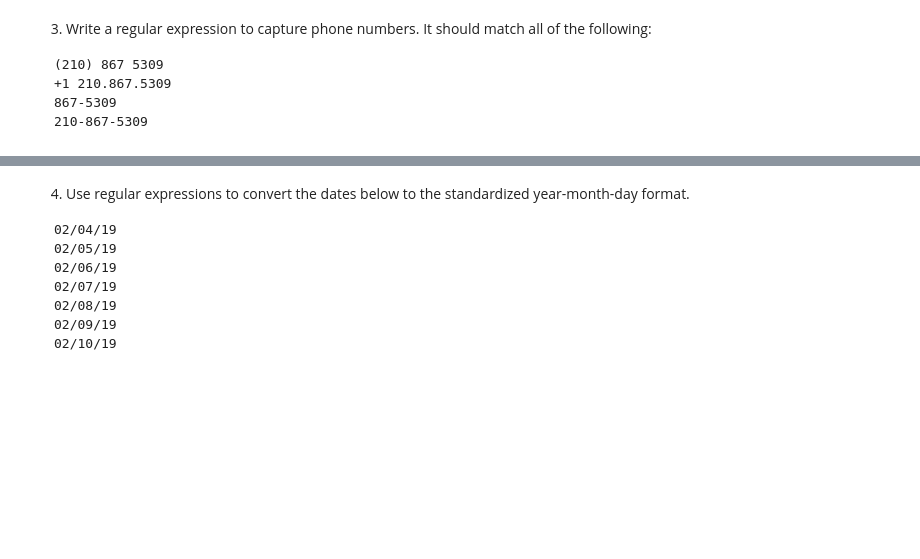
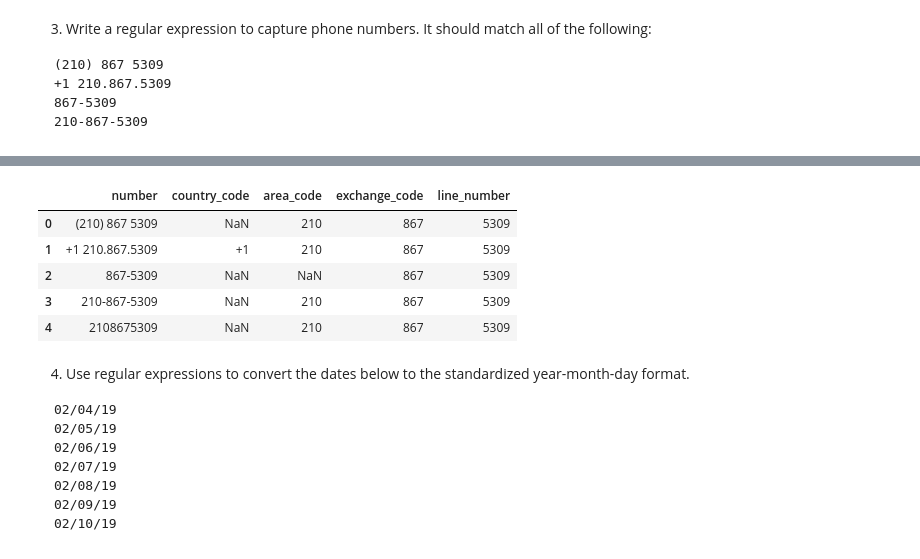
Before and after one commit to Jared-Godar/natural-language-processing-exercises, a Jupyter notebook: regex_exercises.ipynb, the cells around one changed output, grey strips where cells are left out. Drawn from its saved outputs; the diff is of its cells as text; code cells hidden in the pictures; blank space fills up the shorter version.

```diff
--- a/regex_exercises.ipynb
+++ b/regex_exercises.ipynb
@@ -38,0 +138,9 @@ False
+# %%
+df = pd.DataFrame()
+df['number'] = [
+    '(210) 867 5309',
+    '+1 210.867.5309',
+    '867-5309',
+    '210-867-5309',
+    '2108675309',
+]
@@ -39,3 +158,13 @@ False
+# %%
+df = pd.concat([df, df.number.str.extract(phone_regex)], axis=1)
+df
+# %% [output]
+|  | number | country_code | area_code | exchange_code | line_number |
+| 0 | (210) 867 5309 | NaN | 210 | 867 | 5309 |
+| 1 | +1 210.867.5309 | +1 | 210 | 867 | 5309 |
+| 2 | 867-5309 | NaN | NaN | 867 | 5309 |
+| 3 | 210-867-5309 | NaN | 210 | 867 | 5309 |
+| 4 | 2108675309 | NaN | 210 | 867 | 5309 |
 # %% [markdown]
 4. Use regular expressions to convert the dates below to the standardized year-month-day format.</p>
 <pre><code>02/04/19
```
Also changed, not shown: parts of 37 cells of this notebook.
